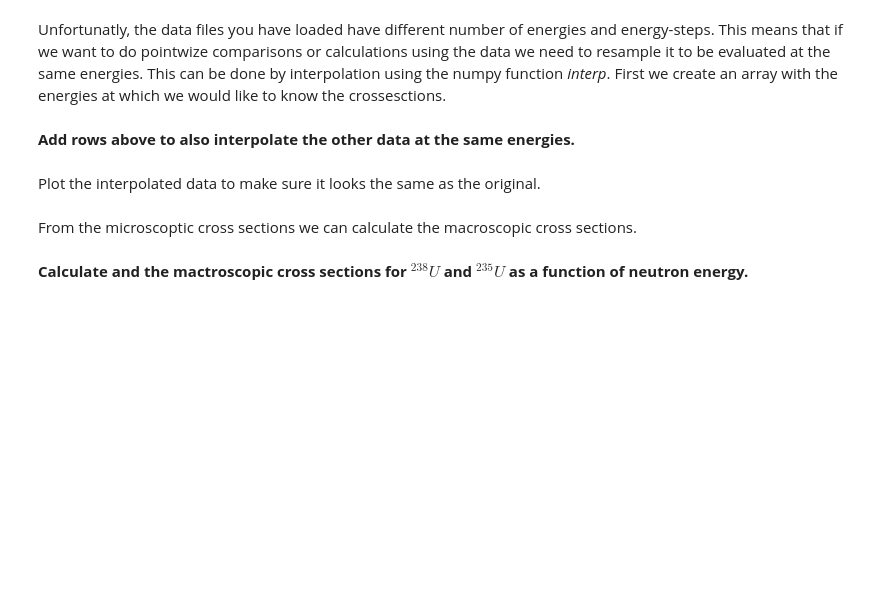
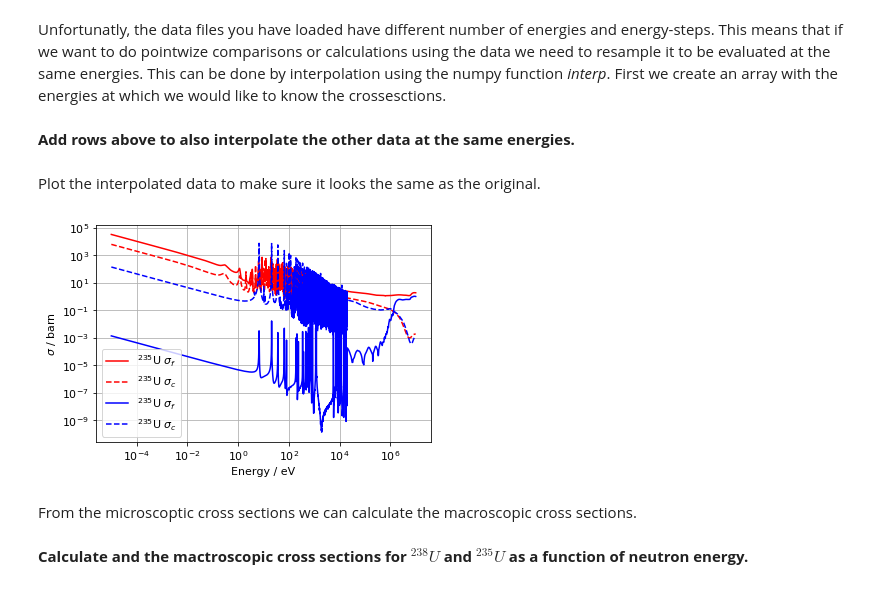
Before and after one commit to A-Solders/Notebooks-EPII, a Jupyter notebook: HA1-1/HA01-1.ipynb, the cells around one changed output. Saved outputs shown, nothing was run; the diff lists cells and outputs as text; code cells hidden in the pictures; blank space fills up the shorter version.

```diff
--- a/HA1-1/HA01-1.ipynb
+++ b/HA1-1/HA01-1.ipynb
@@ -57,7 +62,7 @@ The function *loglog* is a version of the *pyplot* function *plot* which plots w
 Unfortunatly, the data files you have loaded have different number of energies and energy-steps. This means that if we want to do pointwize comparisons or calculations using the data we need to resample it to be evaluated at the same energies. This can be done by interpolation using the numpy function *interp*. First we create an array with the energies at which we would like to know the crossesctions.
 # %%
 # Create an array with 100.000 energypoints logarthimically spaced between 10^-4 and 10^7.
-E = np.logspace(-4, 7, 100000)
+E = np.logspace(-5, 7, 100000)
 # Do the interpolation
 U235_nf = np.interp(E,U235_xs_nf[:,0],U235_xs_nf[:,1])
 
@@ -72,15 +77,18 @@ Plot the interpolated data to make sure it looks the same as the original.
 # %%
 plt.loglog(E,U235_nf,'r-',label='$^{235}$U $\sigma_f$')
 
 # Add rows here to plot the other cross sections in the same plot
 plt.loglog(E,U235_cap,'r--',label='$^{235}$U $\sigma_c$') # By students
 plt.loglog(E,U238_nf,'b-',label='$^{235}$U $\sigma_f$') # By students
 plt.loglog(E,U238_cap,'b--',label='$^{235}$U $\sigma_c$') # By students
 
+plt.grid()
 plt.legend()
 plt.xlabel('Energy / eV')
 plt.ylabel('$\sigma$ / barn')
 plt.show()
+# %% [output]
+[figure, added]
 # %% [markdown]
 From the microscoptic cross sections we can calculate the macroscopic cross sections.
 # %% [markdown]
```
Also changed, not shown: parts of 7 cells of this notebook, 1 other file.
